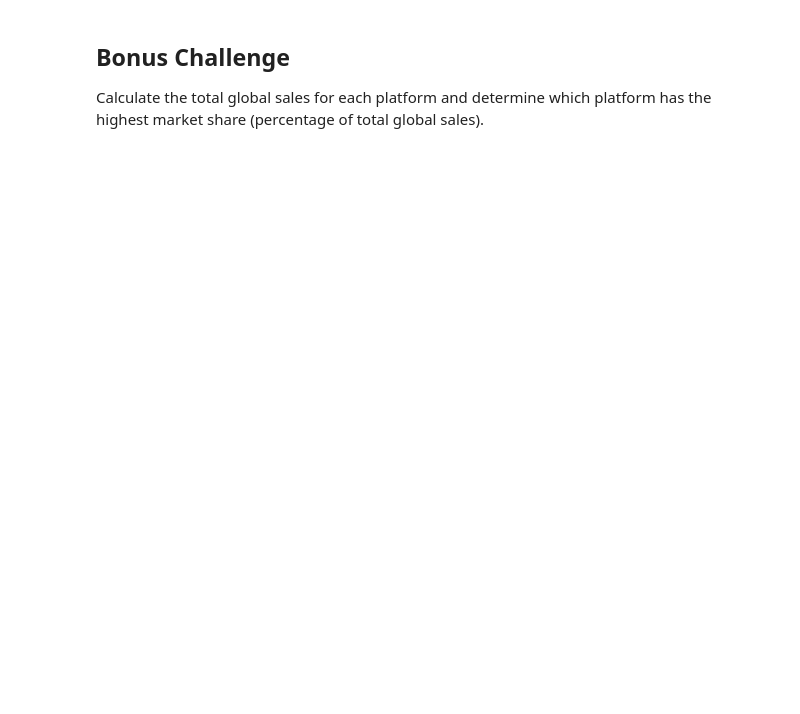
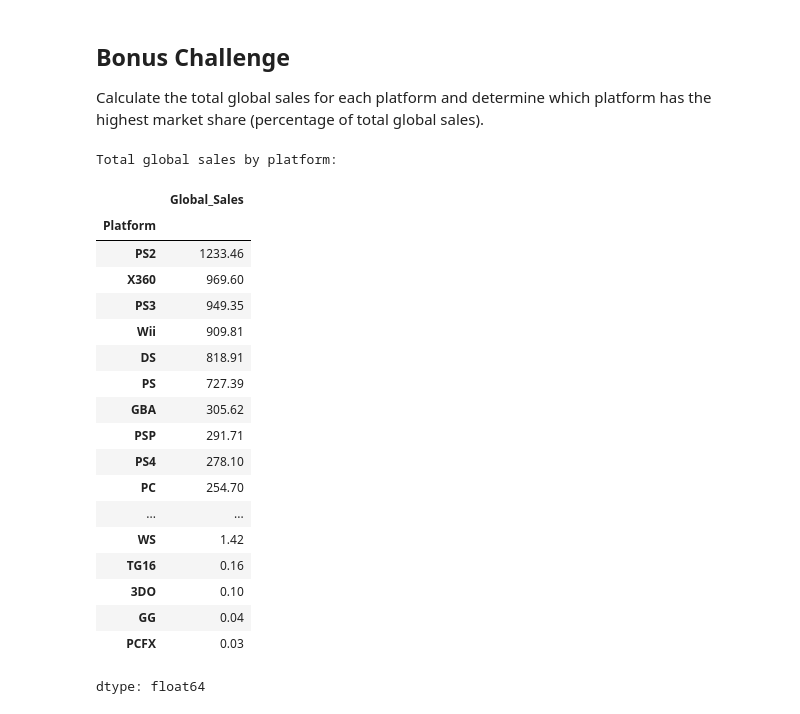
Before and after one commit to sprince0031/ICT-Python-ML, a Jupyter notebook: Week 3/Notebooks/Week3_solutions.ipynb, the cells around one changed output. Saved outputs shown, nothing was run; the diff lists cells and outputs as text; code cells hidden in the pictures; blank space fills up the shorter version.

```diff
--- a/Week 3/Notebooks/Week3_solutions.ipynb
+++ b/Week 3/Notebooks/Week3_solutions.ipynb
@@ -207,4 +373,30 @@ print(f"\nThe standard deviation of global sales for Action games is: {action_sa
 ## Bonus Challenge
 
 Calculate the total global sales for each platform and determine which platform has the highest market share (percentage of total global sales).
+# %%
+# Calculate total sales per platform
+platform_sales = df.groupby('Platform')['Global_Sales'].sum().sort_values(ascending=False)
+print("\nTotal global sales by platform:")
+display(platform_sales)
+# %% [output]
+Total global sales by platform:
+|  | Global_Sales |
+| Platform |  |
+| PS2 | 1233.46 |
+| X360 | 969.60 |
+| PS3 | 949.35 |
+| Wii | 909.81 |
+| DS | 818.91 |
+| PS | 727.39 |
+| GBA | 305.62 |
+| PSP | 291.71 |
+| PS4 | 278.10 |
+| PC | 254.70 |
+| ... | ... |
+| WS | 1.42 |
+| TG16 | 0.16 |
+| 3DO | 0.10 |
+| GG | 0.04 |
+| PCFX | 0.03 |
+dtype: float64
 # %%
```
Also changed, not shown: parts of 15 cells of this notebook.
